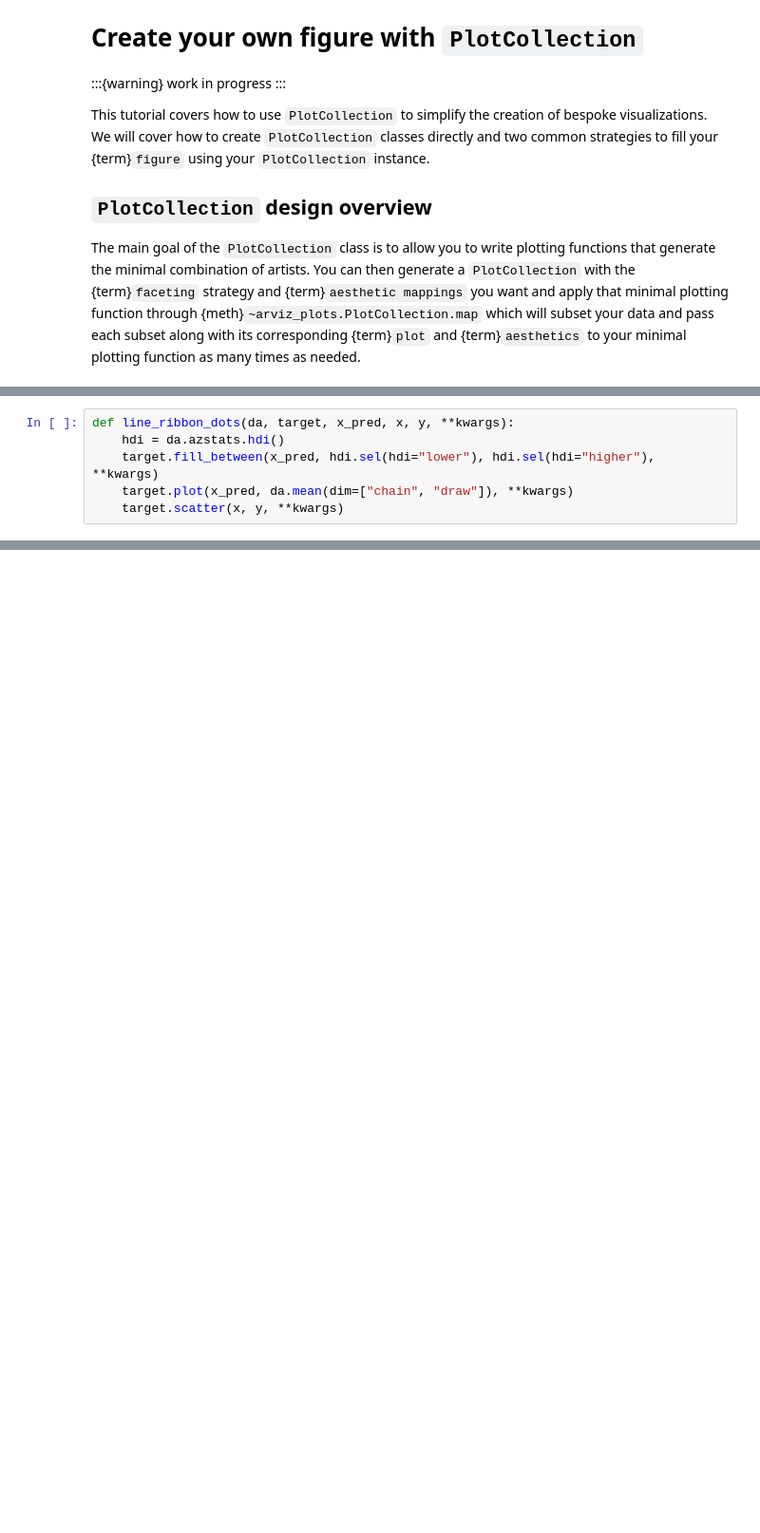
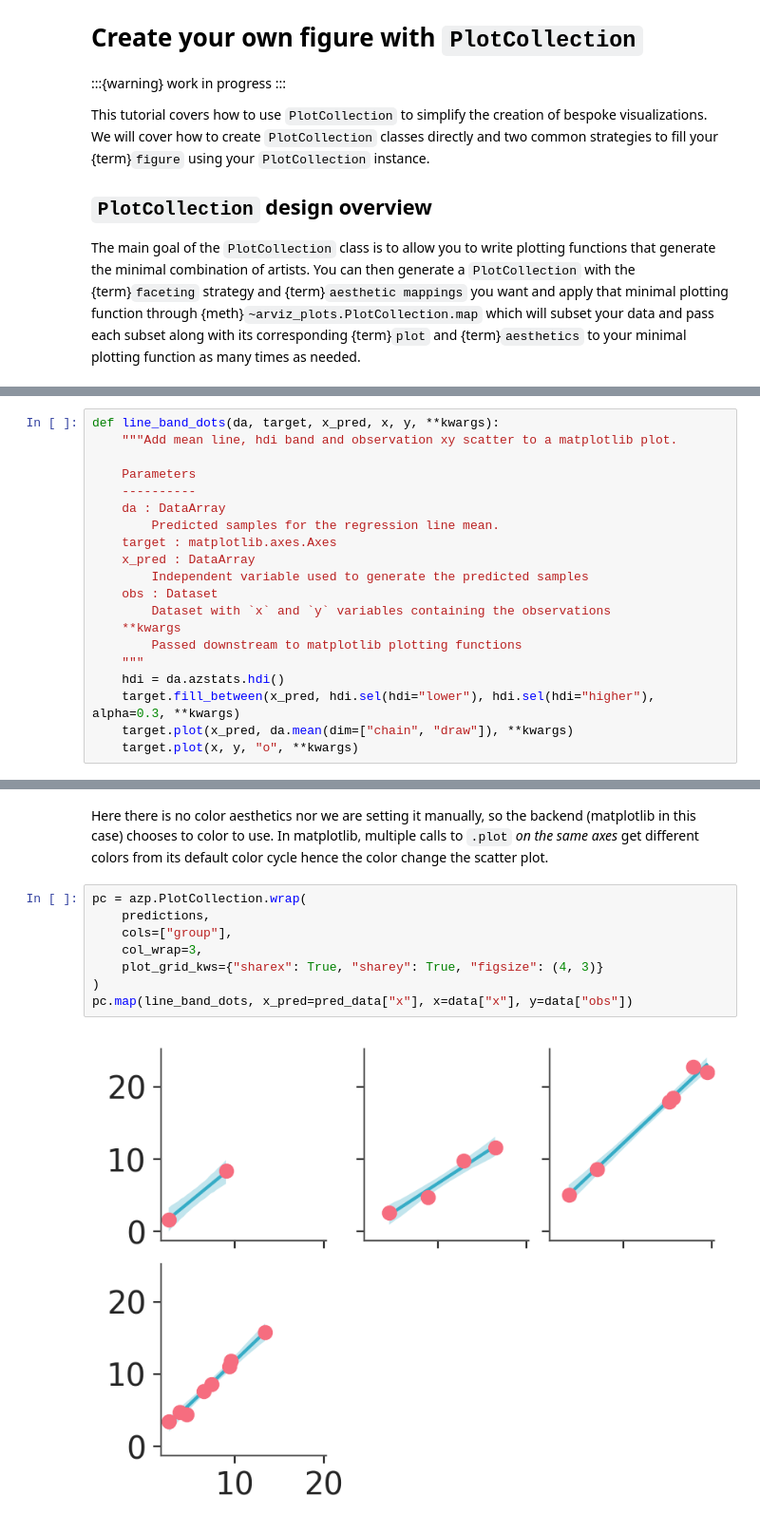
Before and after one commit to arviz-devs/arviz-plots, a Jupyter notebook: docs/source/tutorials/compose_own_plot.ipynb, the cells around one changed output, grey strips where cells are left out. Shown: that part at 95% size. Saved outputs shown, nothing was run; the diff lists cells and outputs as text; blank space fills up the shorter version.

```diff
--- a/docs/source/tutorials/compose_own_plot.ipynb
+++ b/docs/source/tutorials/compose_own_plot.ipynb
@@ -176,6 +202,20 @@ As a first step and to facilitate quick iteration it can be better to use a mono
 # %%
-def line_ribbon_dots(da, target, x_pred, x, y, **kwargs):
+def line_band_dots(da, target, x_pred, x, y, **kwargs):
+    """Add mean line, hdi band and observation xy scatter to a matplotlib plot.
+
+    Parameters
+    ----------
+    da : DataArray
+        Predicted samples for the regression line mean.
+    target : matplotlib.axes.Axes
+    x_pred : DataArray
+        Independent variable used to generate the predicted samples
+    obs : Dataset
+        Dataset with `x` and `y` variables containing the observations
+    **kwargs
+        Passed downstream to matplotlib plotting functions
+    """
     hdi = da.azstats.hdi()
-    target.fill_between(x_pred, hdi.sel(hdi="lower"), hdi.sel(hdi="higher"), **kwargs)
+    target.fill_between(x_pred, hdi.sel(hdi="lower"), hdi.sel(hdi="higher"), alpha=0.3, **kwargs)
     target.plot(x_pred, da.mean(dim=["chain", "draw"]), **kwargs)
-    target.scatter(x, y, **kwargs)
+    target.plot(x, y, "o", **kwargs)
@@ -243,0 +259,14 @@ The two main ways to initialize a `PlotCollection` are {meth}`~arviz_plots.PlotC
+# %% [markdown]
+Here there is no color aesthetics nor we are setting it manually, so the backend (matplotlib in this case) chooses to color to use.
+In matplotlib, multiple calls to `.plot` _on the same axes_ get different colors from its default color cycle hence the color change
+the scatter plot.
+# %%
+pc = azp.PlotCollection.wrap(
+    predictions,
+    cols=["group"],
+    col_wrap=3,
+    plot_grid_kws={"sharex": True, "sharey": True, "figsize": (4, 3)}
+)
+pc.map(line_band_dots, x_pred=pred_data["x"], x=data["x"], y=data["obs"])
+# %% [output]
+[figure, added]
```
Also changed, not shown: parts of 31 cells of this notebook, 2 other files.
